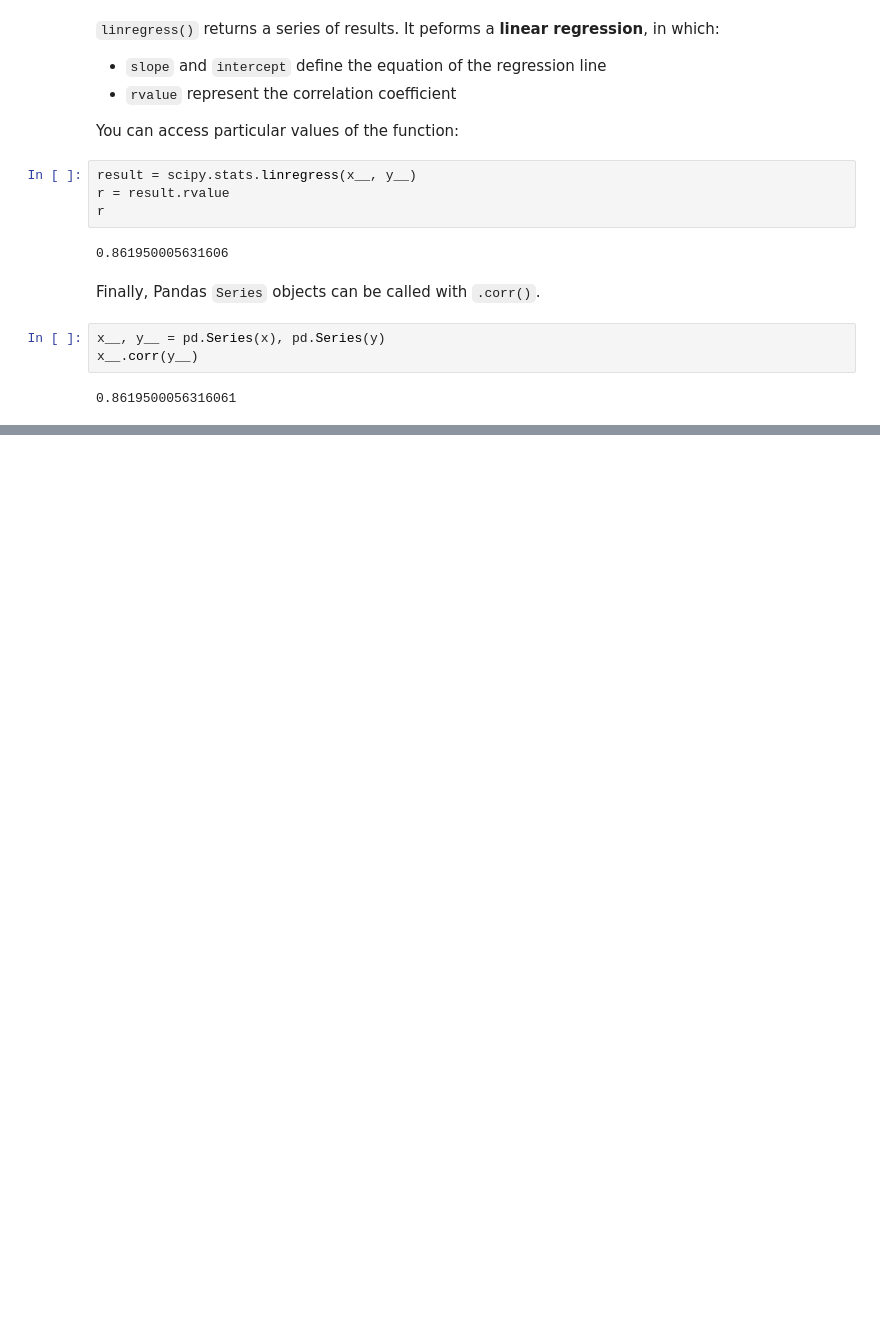
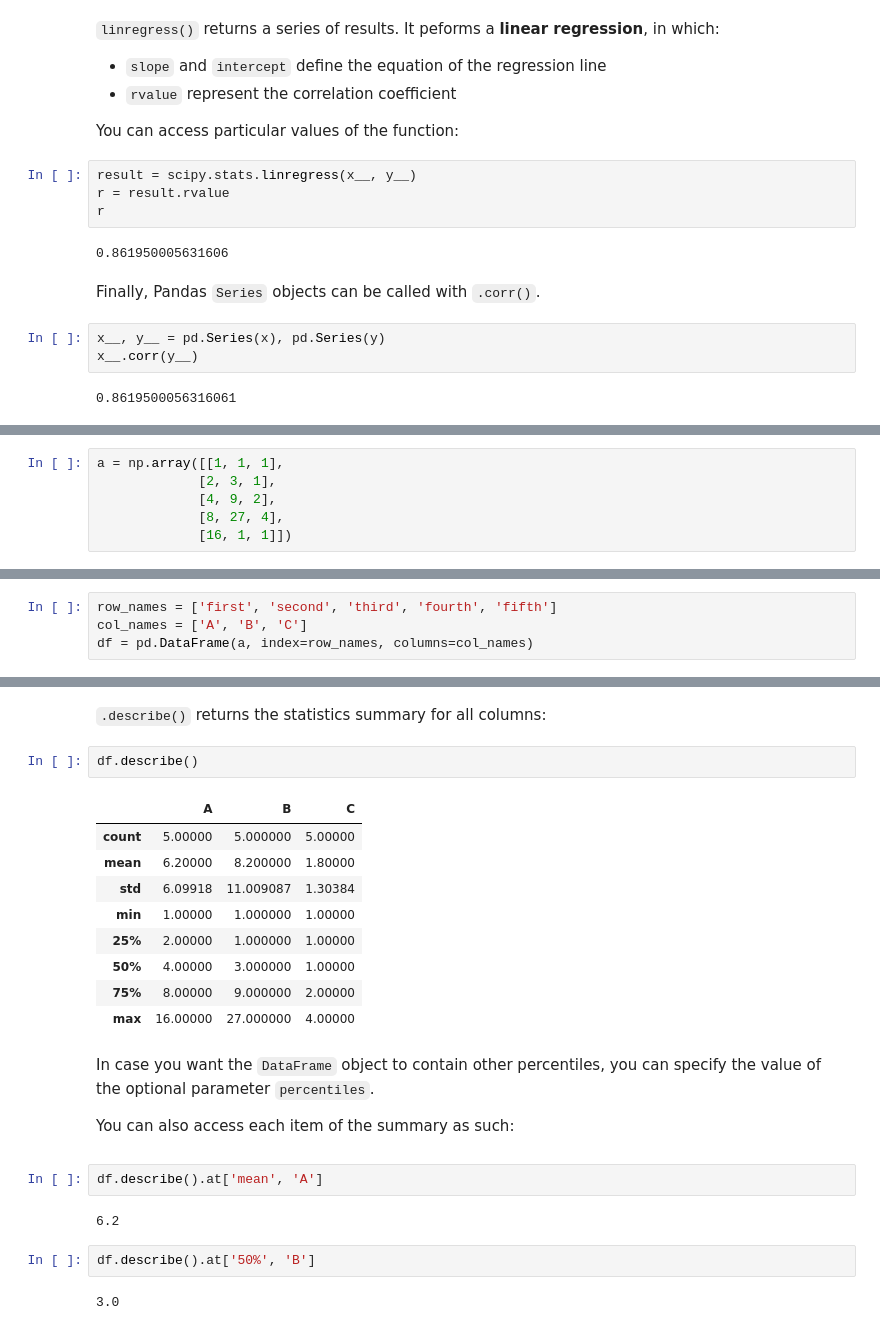
Before and after one commit to felipesebben/math_for_ds, a Jupyter notebook: statistics_fundamentals/1_statistics_fundamentals.ipynb, the cells around one changed output, grey strips where cells are left out. Drawn from its saved outputs; the diff is of its cells as text; blank space fills up the shorter version.

Commit message:
Update notebook with notes on 2D Data and Data Visualization methods

```diff
--- a/statistics_fundamentals/1_statistics_fundamentals.ipynb
+++ b/statistics_fundamentals/1_statistics_fundamentals.ipynb
@@ -1099,0 +1107,6 @@ x__.corr(y__)
+# %%
+a = np.array([[1, 1, 1],
+             [2, 3, 1],
+             [4, 9, 2],
+             [8, 27, 4],
+             [16, 1, 1]])
@@ -1099,0 +1218,4 @@ x__.corr(y__)
+# %%
+row_names = ['first', 'second', 'third', 'fourth', 'fifth']
+col_names = ['A', 'B', 'C']
+df = pd.DataFrame(a, index=row_names, columns=col_names)
@@ -1099,0 +1296,25 @@ x__.corr(y__)
+# %% [markdown]
+<p><code>.describe()</code> returns the statistics summary for all columns:</p>
+# %%
+df.describe()
+# %% [output]
+|  | A | B | C |
+| count | 5.00000 | 5.000000 | 5.00000 |
+| mean | 6.20000 | 8.200000 | 1.80000 |
+| std | 6.09918 | 11.009087 | 1.30384 |
+| min | 1.00000 | 1.000000 | 1.00000 |
+| 25% | 2.00000 | 1.000000 | 1.00000 |
+| 50% | 4.00000 | 3.000000 | 1.00000 |
+| 75% | 8.00000 | 9.000000 | 2.00000 |
+| max | 16.00000 | 27.000000 | 4.00000 |
+# %% [markdown]
+<p>In case you want the <code>DataFrame</code> object to contain other percentiles, you can specify the value of the optional parameter <code>percentiles</code>.
+<p>You can also access each item of the summary as such:</p>
+# %%
+df.describe().at['mean', 'A']
+# %% [output]
+6.2
+# %%
+df.describe().at['50%', 'B']
+# %% [output]
+3.0
```
Also changed, not shown: parts of 44 cells of this notebook.
